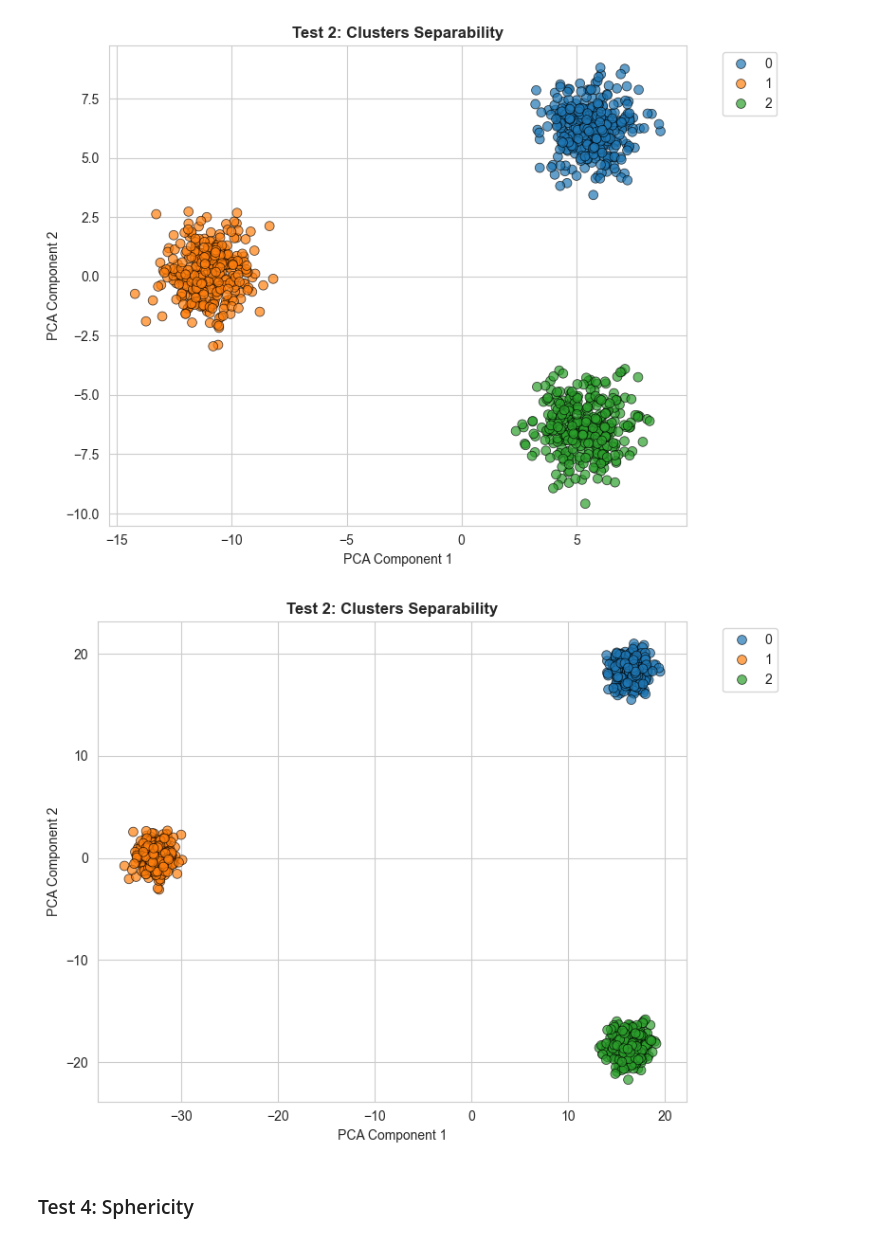
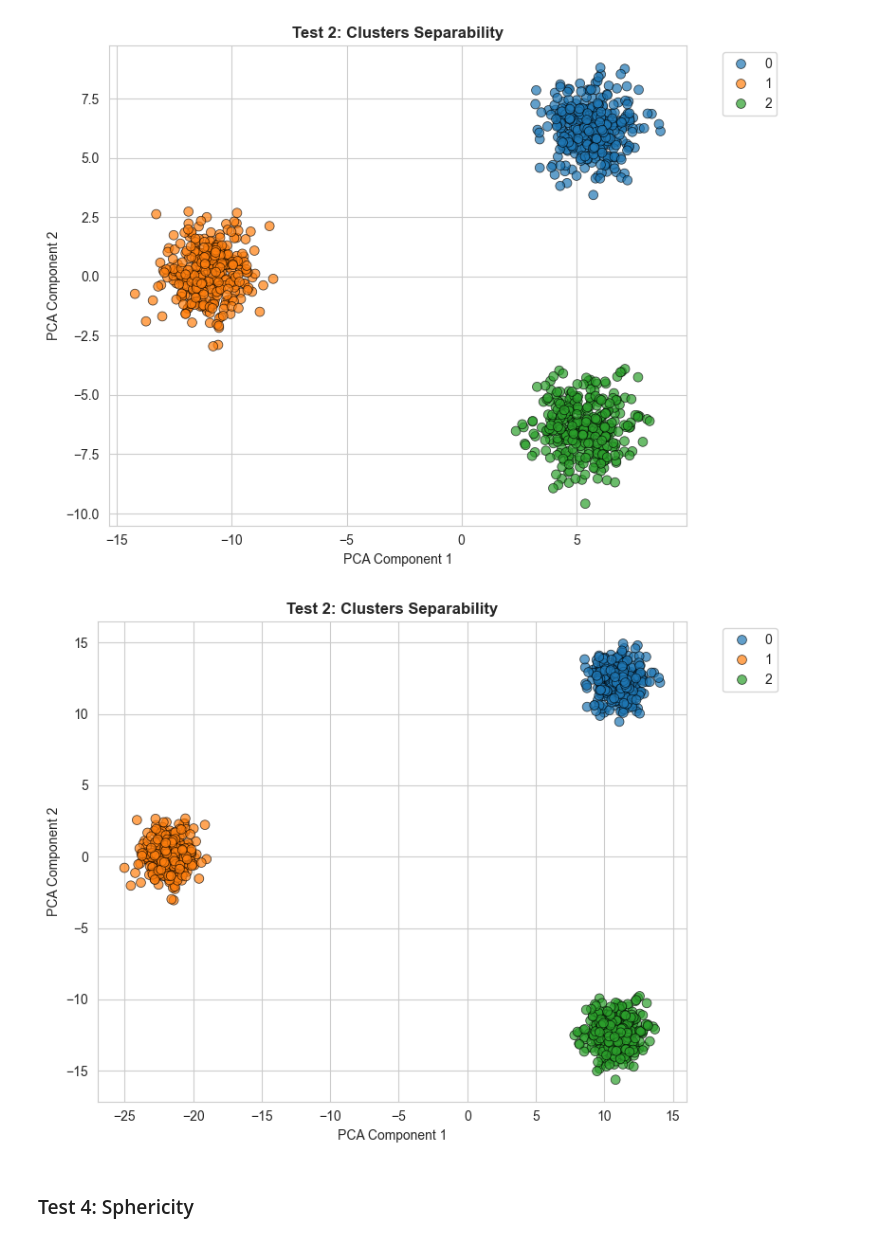
Before and after one commit to FabioScielzoOrtiz/db-robust-clust-paper-code, a Jupyter notebook: src/notebooks/data_exploration/generate_simulation_exploration.ipynb, the cells around one changed output. Cells and saved outputs as stored; diff of their text form; code cells hidden in the pictures.

```diff
--- a/src/notebooks/data_exploration/generate_simulation_exploration.ipynb
+++ b/src/notebooks/data_exploration/generate_simulation_exploration.ipynb
@@ -161,12 +160,12 @@ plot_simulation_2d(X, y, "Test 2: Clusters Separability")
 X, y = generate_simulation(
     n_samples=1000, centers=3, n_features=8,
     feature_types={'n_binary': 2, 'n_multiclass': 2, 'n_bins_multiclass': 4},
-    separation_factor=3
+    separation_factor=2
 )
 # %%
-plot_simulation_2d(X, y, "Test 2: Clusters Separability")
+plot_datasets_2d(X, y, "Test 2: Clusters Separability")
 # %% [output]
-[figure, old version]
+[figure, new version]
 # %% [markdown]
 ### Test 4: Sphericity
 # %%
```
Also changed, not shown: parts of 21 cells of this notebook, 22 other files.
